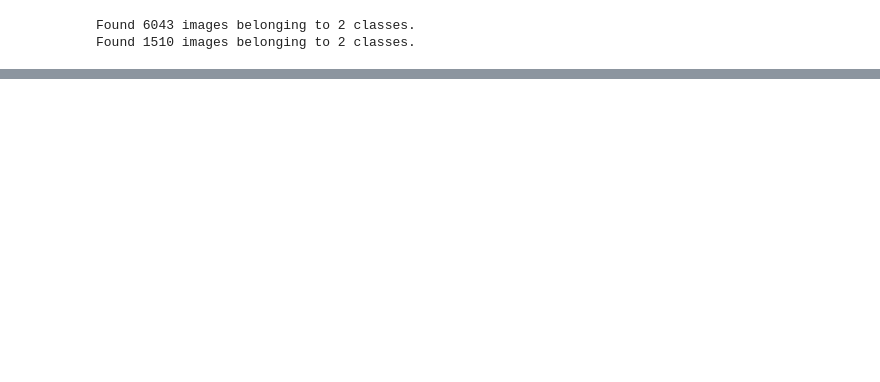
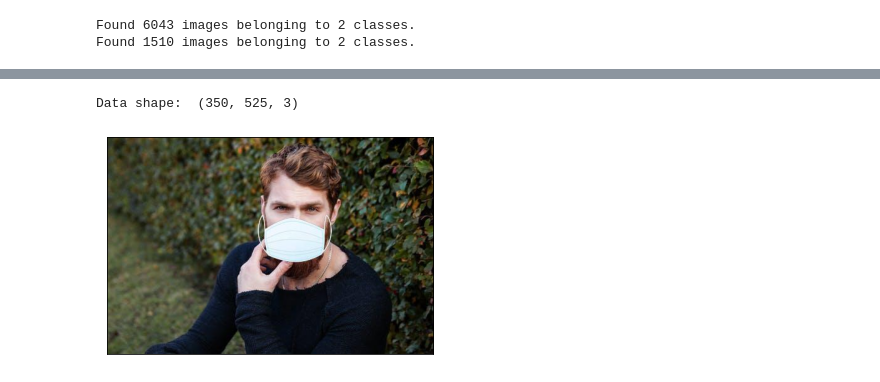
Before and after one commit to meowster99/comp-vision-py, a Jupyter notebook: computer-vision.ipynb, the cells around one changed output, grey strips where cells are left out. Saved outputs shown, nothing was run; the diff lists cells and outputs as text; code cells hidden in the pictures; blank space fills up the shorter version.

```diff
--- a/computer-vision.ipynb
+++ b/computer-vision.ipynb
@@ -150,0 +225,28 @@ Found 1510 images belonging to 2 classes.
+# %%
+def plot_image(image):
+  image = image -tf.math.reduce_min(image)
+  image = image / tf.math.reduce_max(image)
+  plt.imshow(image)
+  plt.xticks([])
+  plt.yticks([])
+  plt.show()
+# %%
+# first let's take a look at the image as a vector of pixels
+masked = imread(os.path.join(mask_dir,mask_files[0]))
+print("Data shape: ", masked.shape)
+masked_img = PIL.Image.open(os.path.join(mask_dir,mask_files[0]))
+plot_image(masked_img)
+
+rows = masked.shape[0]
+col = masked.shape[1]
+
+lines = ''
+
+for r in range(rows):
+    lines += ','.join([f'{i}' for i in masked[r]]) + "\n" # append to create the csv file format
+
+with open('masked.csv','w') as file:
+    file.write(lines)
+# %% [output]
+Data shape:  (350, 525, 3)
+[figure, added]
```
Also changed, not shown: parts of 30 cells of this notebook, 2 other files.
